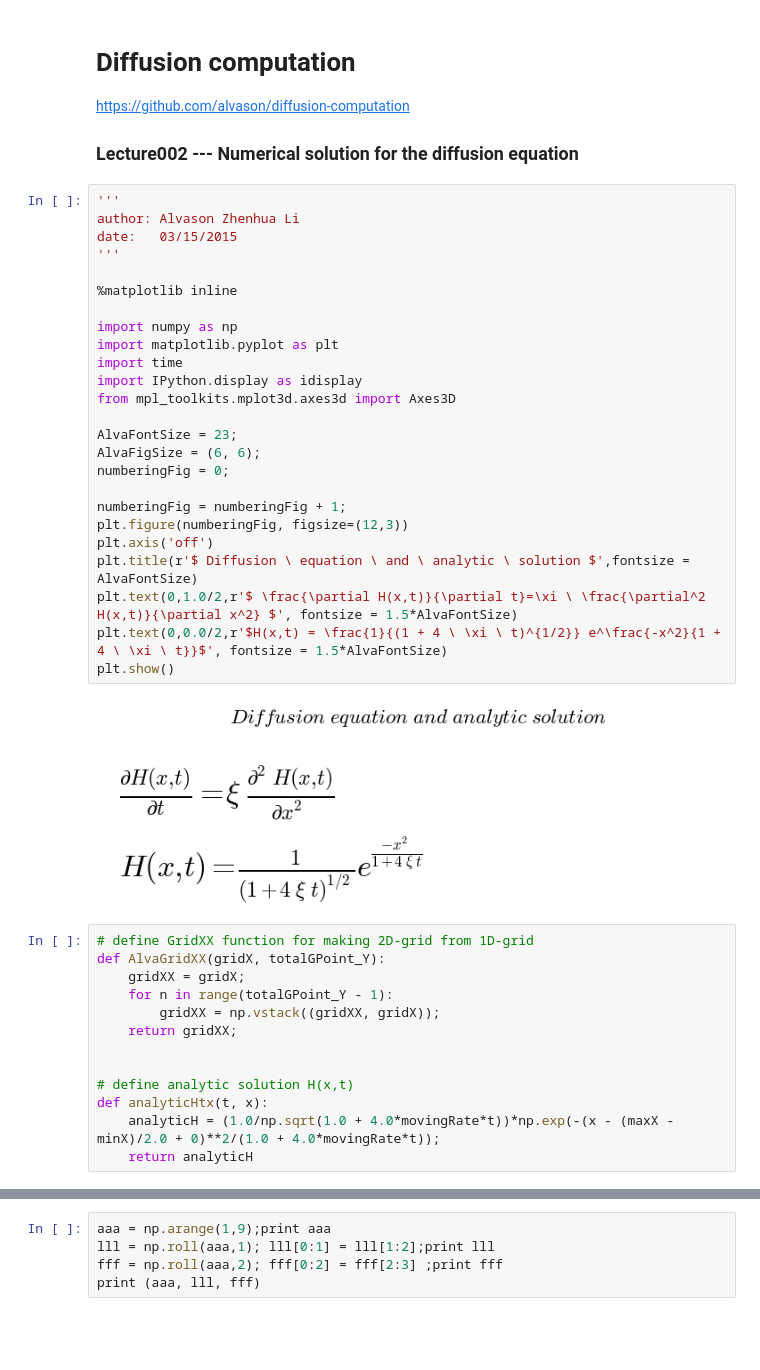
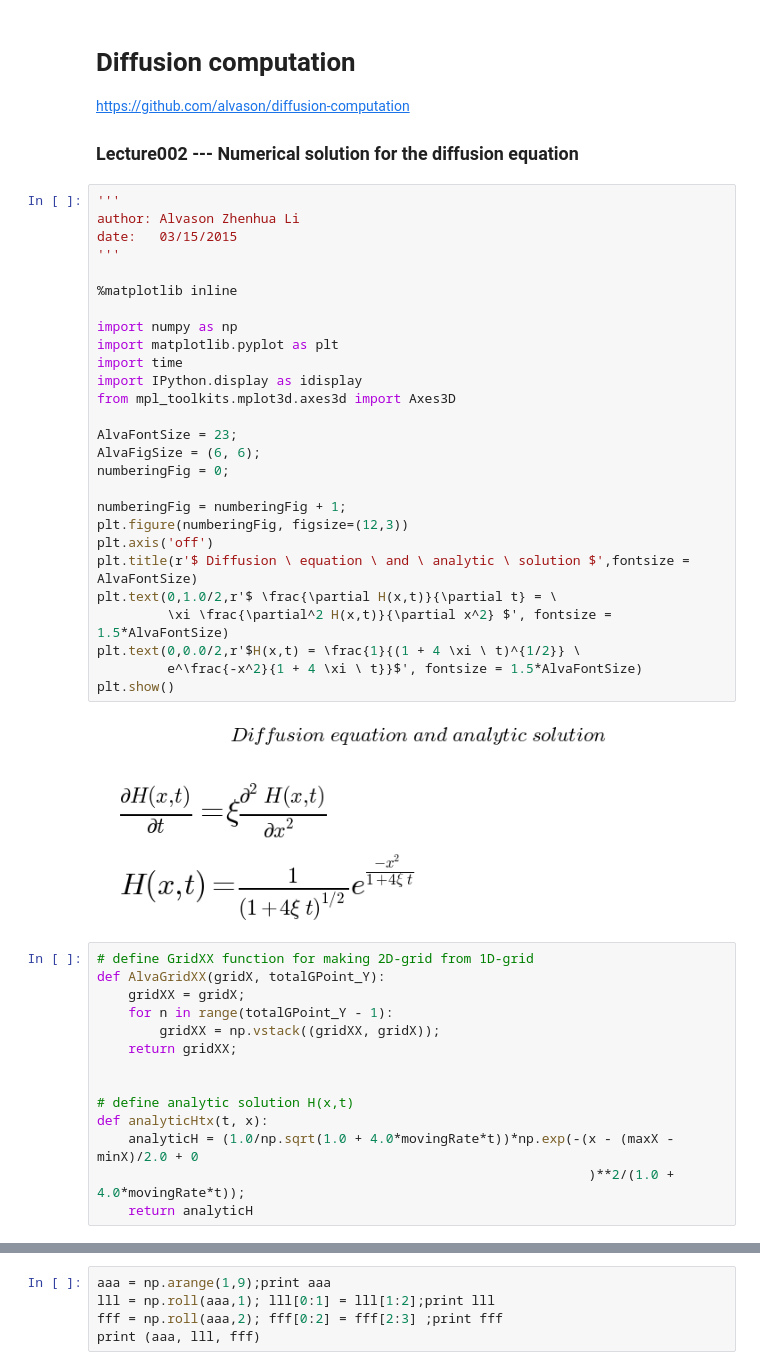
Before and after one commit to alvason/Diffusion-computation, a Jupyter notebook: diffusion-numerical.ipynb, the cells around one changed output, grey strips where cells are left out. Cells and saved outputs as stored; diff of their text form; blank space fills up the shorter version.

```diff
--- a/diffusion-numerical.ipynb
+++ b/diffusion-numerical.ipynb
@@ -6,30 +6,32 @@ https://github.com/alvason/diffusion-computation
 # %%
 '''
 author: Alvason Zhenhua Li
 date:   03/15/2015
 '''
 
 %matplotlib inline
 
 import numpy as np
 import matplotlib.pyplot as plt
 import time
 import IPython.display as idisplay
 from mpl_toolkits.mplot3d.axes3d import Axes3D
 
 AlvaFontSize = 23;
 AlvaFigSize = (6, 6);
 numberingFig = 0;
 
 numberingFig = numberingFig + 1;
 plt.figure(numberingFig, figsize=(12,3))
 plt.axis('off')
 plt.title(r'$ Diffusion \ equation \ and \ analytic \ solution $',fontsize = AlvaFontSize)
-plt.text(0,1.0/2,r'$ \frac{\partial H(x,t)}{\partial t}=\xi \ \frac{\partial^2 H(x,t)}{\partial x^2} $', fontsize = 1.5*AlvaFontSize)
-plt.text(0,0.0/2,r'$H(x,t) = \frac{1}{(1 + 4 \ \xi \ t)^{1/2}} e^\frac{-x^2}{1 + 4 \ \xi \ t}}$', fontsize = 1.5*AlvaFontSize)
+plt.text(0,1.0/2,r'$ \frac{\partial H(x,t)}{\partial t} = \
+         \xi \frac{\partial^2 H(x,t)}{\partial x^2} $', fontsize = 1.5*AlvaFontSize)
+plt.text(0,0.0/2,r'$H(x,t) = \frac{1}{(1 + 4 \xi \ t)^{1/2}} \
+         e^\frac{-x^2}{1 + 4 \xi \ t}}$', fontsize = 1.5*AlvaFontSize)
 plt.show()
 # %% [output]
-[figure, old version]
+[figure, new version]
 # %%
 # define GridXX function for making 2D-grid from 1D-grid
 def AlvaGridXX(gridX, totalGPoint_Y):
@@ -41,7 +43,8 @@ def AlvaGridXX(gridX, totalGPoint_Y):
 
 # define analytic solution H(x,t)
 def analyticHtx(t, x):
-    analyticH = (1.0/np.sqrt(1.0 + 4.0*movingRate*t))*np.exp(-(x - (maxX - minX)/2.0 + 0)**2/(1.0 + 4.0*movingRate*t));
+    analyticH = (1.0/np.sqrt(1.0 + 4.0*movingRate*t))*np.exp(-(x - (maxX - minX)/2.0 + 0
+                                                               )**2/(1.0 + 4.0*movingRate*t));
     return analyticH
 # %%
 # numerical way for 2nd order derivative
```
Also changed, not shown: parts of 4 cells of this notebook, 7 other files.
